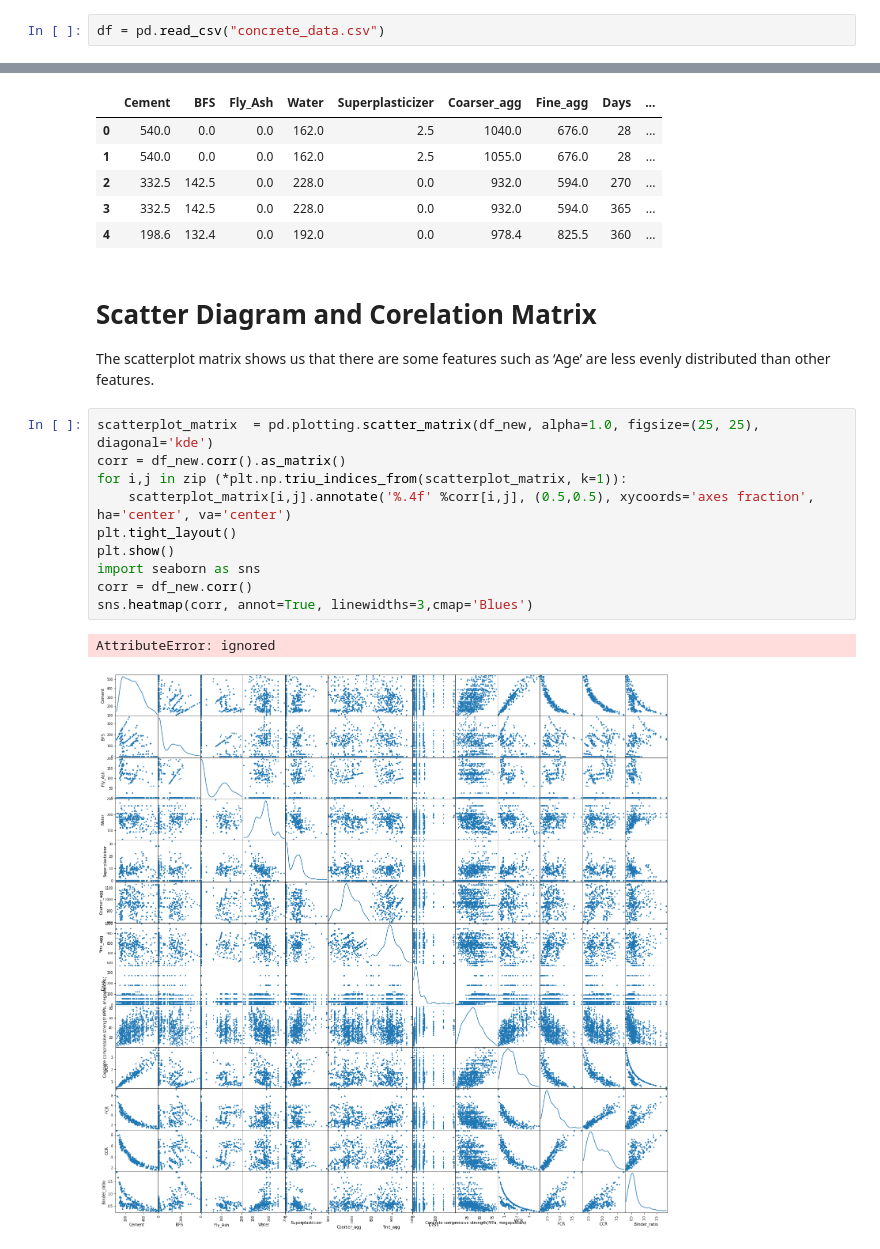
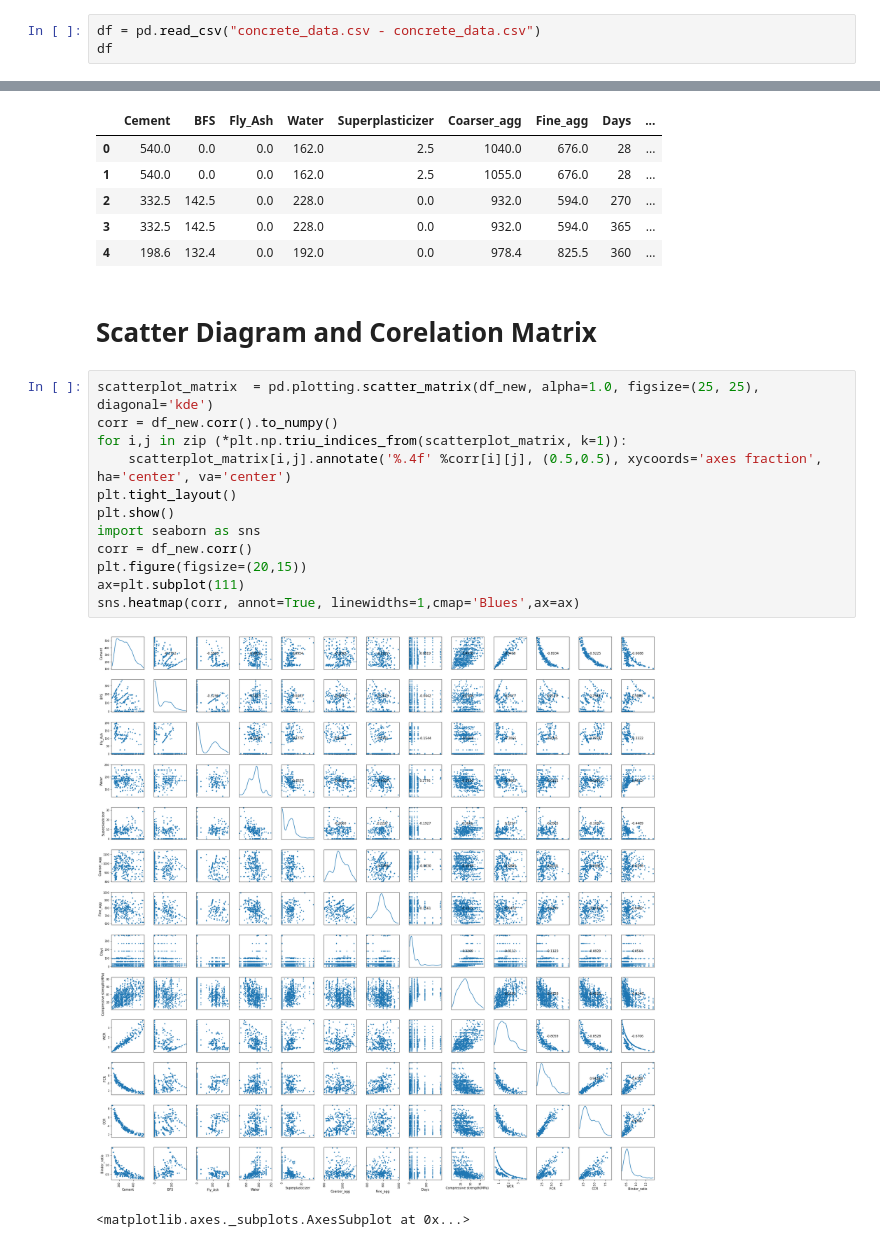
Before and after one commit to mlokendra/COMPRESSIVE-STRENGTH-OF-CONCRETE-USING-DEEP-LEARNING, a Jupyter notebook: Full_code.ipynb, the cells around one changed output, grey strips where cells are left out. Saved outputs shown, nothing was run; the diff lists cells and outputs as text.

```diff
--- a/Full_code.ipynb
+++ b/Full_code.ipynb
@@ -35,4 +41,5 @@ from sklearn.model_selection import train_test_split
 from sklearn.ensemble import RandomForestRegressor
 from sklearn.metrics import mean_absolute_error
 # %%
-df = pd.read_csv("concrete_data.csv")
+df = pd.read_csv("concrete_data.csv - concrete_data.csv")
+df
@@ -96,20 +101,20 @@ df_new.head()
 | 2 | 332.5 | 142.5 | 0.0 | 228.0 | 0.0 | 932.0 | 594.0 | 270 | ... |
 | 3 | 332.5 | 142.5 | 0.0 | 228.0 | 0.0 | 932.0 | 594.0 | 365 | ... |
 | 4 | 198.6 | 132.4 | 0.0 | 192.0 | 0.0 | 978.4 | 825.5 | 360 | ... |
-# %% [markdown]
-# **Scatter Diagram and Corelation Matrix**
-The scatterplot matrix shows us that there are some features such as ‘Age’ are less evenly distributed than
-other features.
+# %% [markdown]
+# **Scatter Diagram and Corelation Matrix**
 # %%
 scatterplot_matrix  = pd.plotting.scatter_matrix(df_new, alpha=1.0, figsize=(25, 25), diagonal='kde')
-corr = df_new.corr().as_matrix()
+corr = df_new.corr().to_numpy()
 for i,j in zip (*plt.np.triu_indices_from(scatterplot_matrix, k=1)):
-    scatterplot_matrix[i,j].annotate('%.4f' %corr[i,j], (0.5,0.5), xycoords='axes fraction', ha='center', va='center')
+    scatterplot_matrix[i,j].annotate('%.4f' %corr[i][j], (0.5,0.5), xycoords='axes fraction', ha='center', va='center')
 plt.tight_layout()
 plt.show()
 import seaborn as sns
 corr = df_new.corr()
-sns.heatmap(corr, annot=True, linewidths=3,cmap='Blues')
+plt.figure(figsize=(20,15))
+ax=plt.subplot(111)
+sns.heatmap(corr, annot=True, linewidths=1,cmap='Blues',ax=ax)
 # %% [output]
+[figure, new version]
-AttributeError: ignored
+<matplotlib.axes._subplots.AxesSubplot at 0x...>
-[figure, old version]
```
Also changed, not shown: parts of 15 cells of this notebook.
